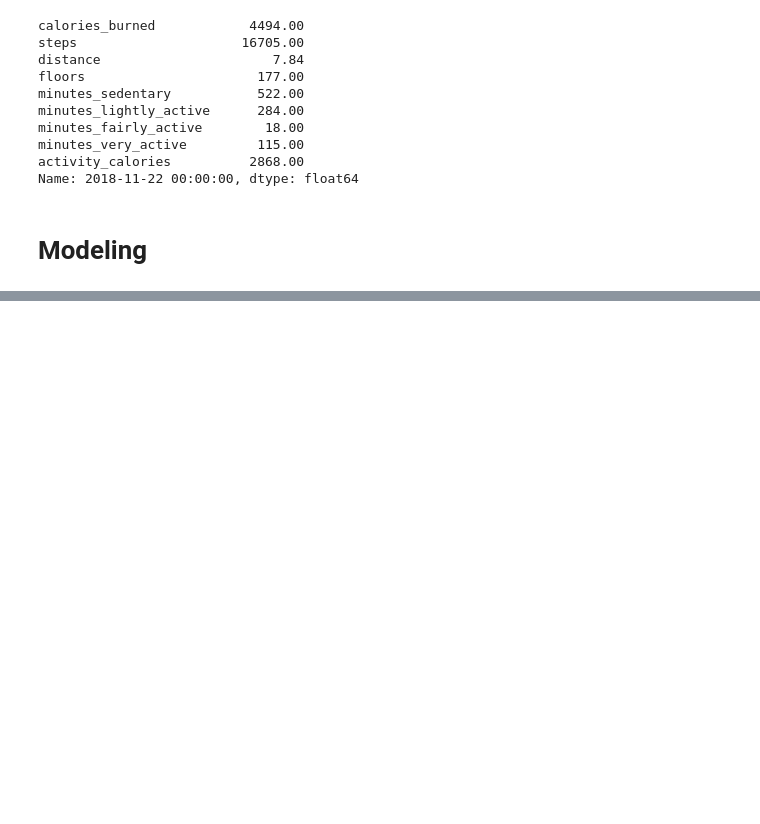
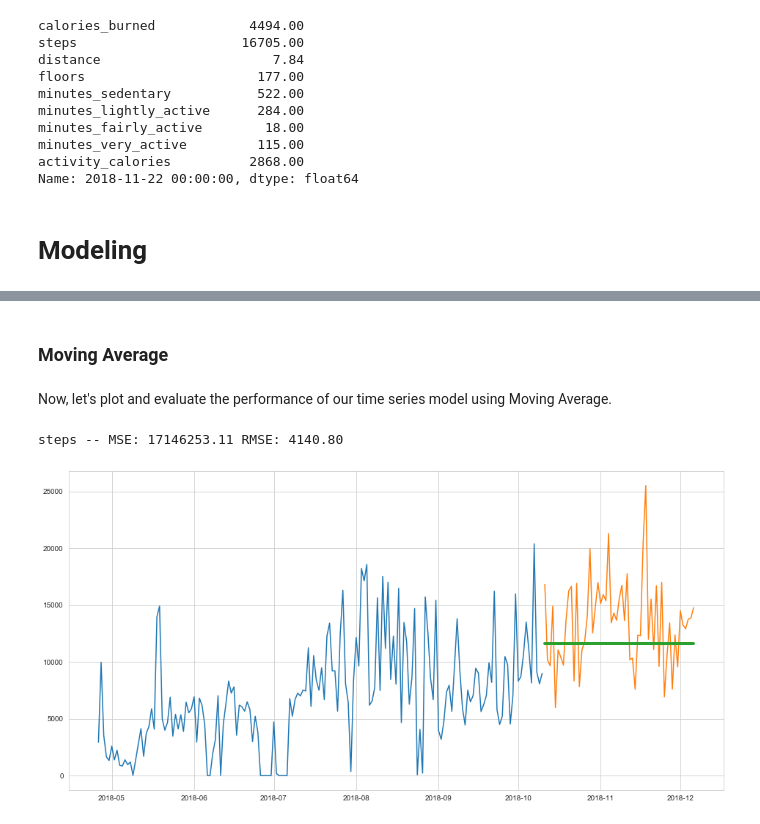
Before and after one commit to Tim-Sotirhos/fitbit_project, a Jupyter notebook: fitbit_project.ipynb, the cells around one changed output, grey strips where cells are left out. Drawn from its saved outputs; the diff is of its cells as text; code cells hidden in the pictures; blank space fills up the shorter version.

```diff
--- a/fitbit_project.ipynb
+++ b/fitbit_project.ipynb
@@ -332,0 +501,2 @@ Name: 2018-11-22 00:00:00, dtype: float64
+# %% [markdown]
+### Moving Average
@@ -332,0 +506,7 @@ Name: 2018-11-22 00:00:00, dtype: float64
+# %% [markdown]
+Now, let's plot and evaluate the performance of our time series model using Moving Average.
+# %%
+plot_and_eval(target_vars, train = train, test = test)
+# %% [output]
+steps -- MSE: 17146253.11 RMSE: 4140.80
+[figure, added]
```
Also changed, not shown: parts of 35 cells of this notebook.
